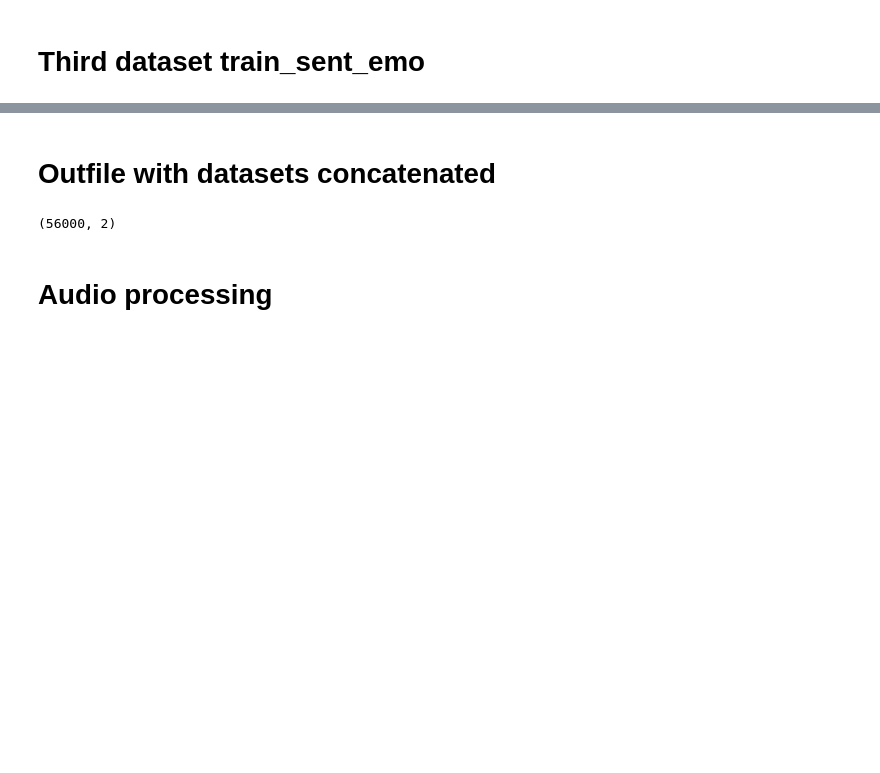
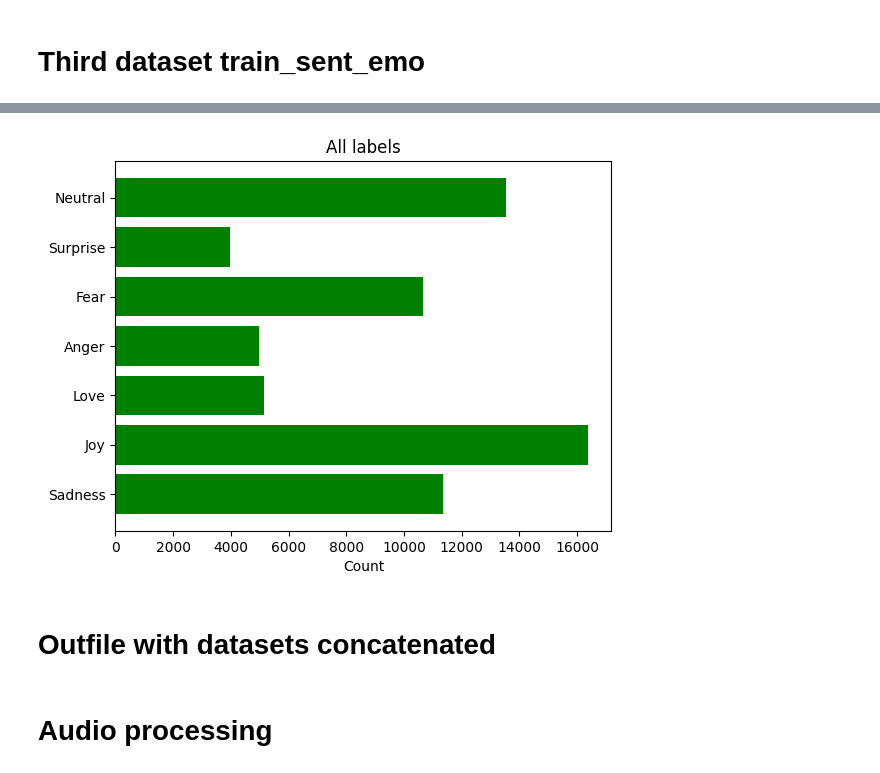
Before and after one commit to jcguerra10/SentimentRecognition, a Jupyter notebook: jupyter/data_join.ipynb, the cells around one changed output, grey strips where cells are left out. Cells and saved outputs as stored; diff of their text form; code cells hidden in the pictures; blank space fills up the shorter version.

```diff
--- a/jupyter/data_join.ipynb
+++ b/jupyter/data_join.ipynb
@@ -123,6 +125,3 @@ Name: label, dtype: int64
 3      1               wants to hang out with friends SOON!
 4      6  @dannycastillo We want to trade with someone w...
 [figure]
-# %%
-# Read in the data
-df_1 = pd.read_csv('../data/text_emotion.csv')
@@ -415,3 +223,8 @@ df_3 =  preprocess_text_sent_emo_data()
+# %%
+joined_data,label_dict = join_datasets(df_1,df_2,df_3)
+plot_label_counts(label_dict)
+# %% [output]
+[figure, added]
 # %% [markdown]
 # Outfile with datasets concatenated
 # %%
@@ -423,10 +236,8 @@ df_clean.to_csv(filepath, index=False)
 # %%
 # Read in the data
-df_clean_imp = pd.read_csv('../data/cleaned/out.csv')
-df_clean_imp.head()
-df_clean_imp.shape
+# df_clean_imp = pd.read_csv('../data/cleaned/out.csv')
+# df_clean_imp.head()
+# df_clean_imp.shape
-# %% [output]
-(56000, 2)
 # %% [markdown]
 # Audio processing
 # %% [markdown]
```
Also changed, not shown: parts of 48 cells of this notebook.
